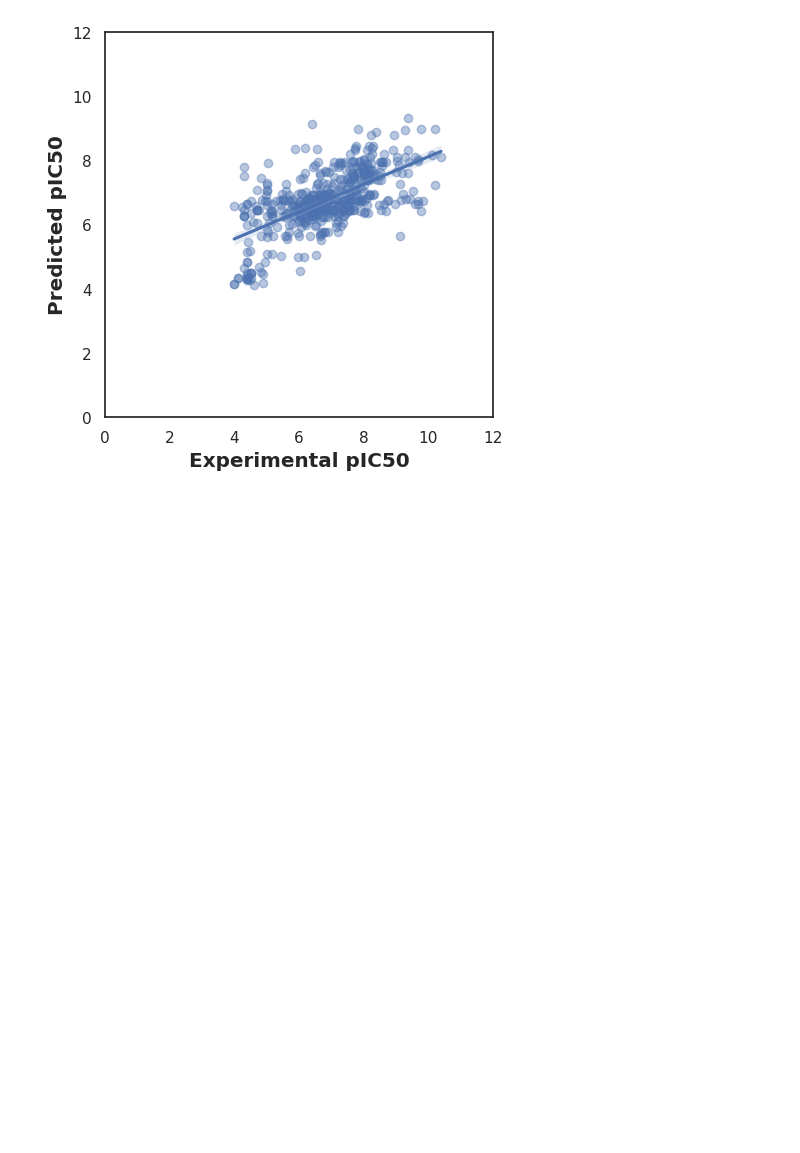
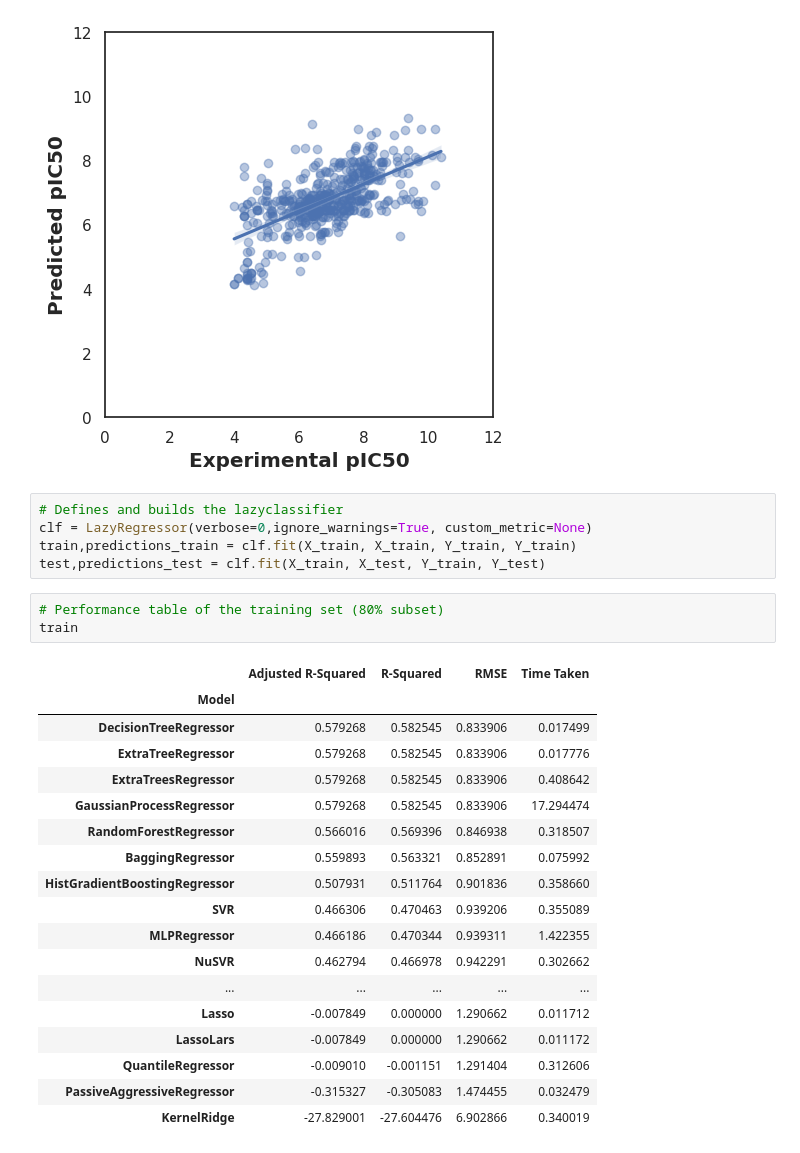
Before and after one commit to mbxss28/ML_Project_1, a Jupyter notebook: drugproject.ipynb, the cells around one changed output. Drawn from its saved outputs; the diff is of its cells as text; blank space fills up the shorter version.

```diff
--- a/drugproject.ipynb
+++ b/drugproject.ipynb
@@ -629,3 +634,30 @@ plt.show
 # %% [output]
 <function matplotlib.pyplot.show(close=None, block=None)>
 [figure]
+# %%
+# Defines and builds the lazyclassifier
+clf = LazyRegressor(verbose=0,ignore_warnings=True, custom_metric=None)
+train,predictions_train = clf.fit(X_train, X_train, Y_train, Y_train)
+test,predictions_test = clf.fit(X_train, X_test, Y_train, Y_test)
+# %%
+# Performance table of the training set (80% subset)
+train
+# %% [output]
+|  | Adjusted R-Squared | R-Squared | RMSE | Time Taken |
+| Model |  |  |  |  |
+| DecisionTreeRegressor | 0.579268 | 0.582545 | 0.833906 | 0.017499 |
+| ExtraTreeRegressor | 0.579268 | 0.582545 | 0.833906 | 0.017776 |
+| ExtraTreesRegressor | 0.579268 | 0.582545 | 0.833906 | 0.408642 |
+| GaussianProcessRegressor | 0.579268 | 0.582545 | 0.833906 | 17.294474 |
+| RandomForestRegressor | 0.566016 | 0.569396 | 0.846938 | 0.318507 |
+| BaggingRegressor | 0.559893 | 0.563321 | 0.852891 | 0.075992 |
+| HistGradientBoostingRegressor | 0.507931 | 0.511764 | 0.901836 | 0.358660 |
+| SVR | 0.466306 | 0.470463 | 0.939206 | 0.355089 |
+| MLPRegressor | 0.466186 | 0.470344 | 0.939311 | 1.422355 |
+| NuSVR | 0.462794 | 0.466978 | 0.942291 | 0.302662 |
+| ... | ... | ... | ... | ... |
+| Lasso | -0.007849 | 0.000000 | 1.290662 | 0.011712 |
+| LassoLars | -0.007849 | 0.000000 | 1.290662 | 0.011172 |
+| QuantileRegressor | -0.009010 | -0.001151 | 1.291404 | 0.312606 |
+| PassiveAggressiveRegressor | -0.315327 | -0.305083 | 1.474455 | 0.032479 |
+| KernelRidge | -27.829001 | -27.604476 | 6.902866 | 0.340019 |
```
Also changed, not shown: parts of 7 cells of this notebook.
